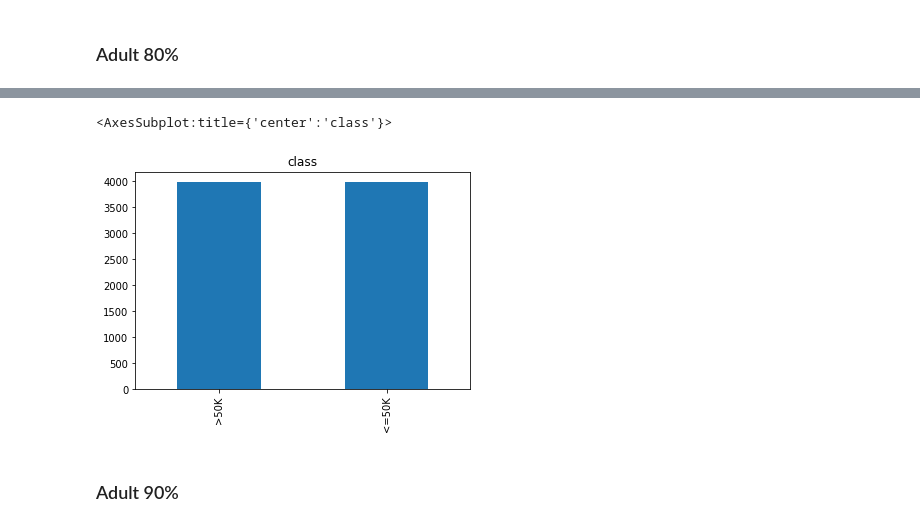
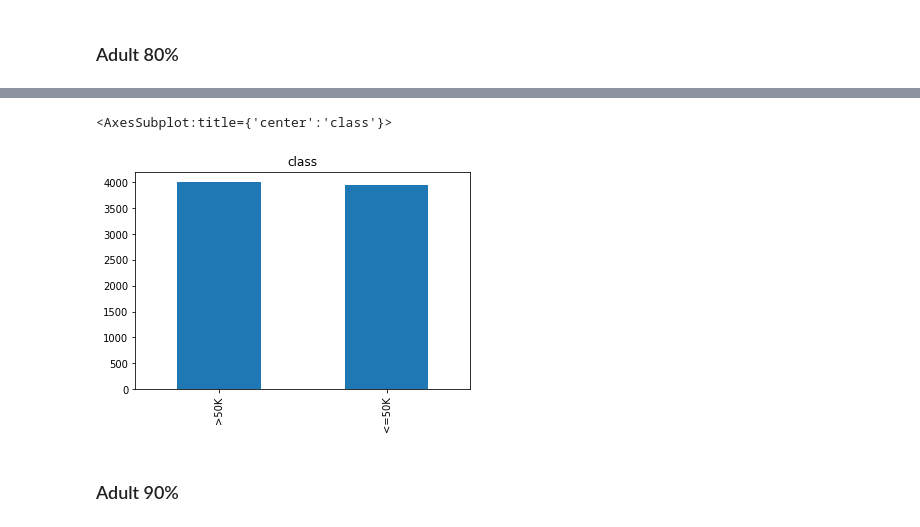
Before and after one commit to jakjan95/DTsolver, a Jupyter notebook: DTsolver-pruning-data-cleaning-multivalue-split.ipynb, the cells around one changed output, grey strips where cells are left out. Drawn from its saved outputs; the diff is of its cells as text; code cells hidden in the pictures.

```diff
--- a/DTsolver-pruning-data-cleaning-multivalue-split.ipynb
+++ b/DTsolver-pruning-data-cleaning-multivalue-split.ipynb
@@ -578,22 +810,22 @@ Name: CLASS, dtype: int64
 # %%
 resampling_adult80 = adult_training80.copy()
 less_50k_part80 = resampling_adult80[resampling_adult80['CLASS'] == '<=50K']
 more_50k_part80 = resampling_adult80[resampling_adult80['CLASS'] == '>50K']
 
 less_50k_part_downsampled80 = resample(less_50k_part80,
                                  replace=False,
-                                 n_samples=3980)
+                                 n_samples=3955)
 
 # Combine minority class with downsampled majority class
 balanced_adult_training80 = pd.concat([less_50k_part_downsampled80, more_50k_part80])
 balanced_adult_training80 = balanced_adult_training80.reset_index(level=None, drop=True, inplace=False, col_level=0, col_fill='')
 balanced_adult_training80 = balanced_adult_training80.sample(frac=1).reset_index(drop=True)
 
 adult_training80 = balanced_adult_training80.copy()
 adult_training80['CLASS'].value_counts().plot(kind='bar', title='class')
 # %% [output]
 <AxesSubplot:title={'center':'class'}>
-[figure, old version]
+[figure, new version]
 # %% [markdown]
 ### Adult 90%
 # %%
```
Also changed, not shown: parts of 42 cells of this notebook.
